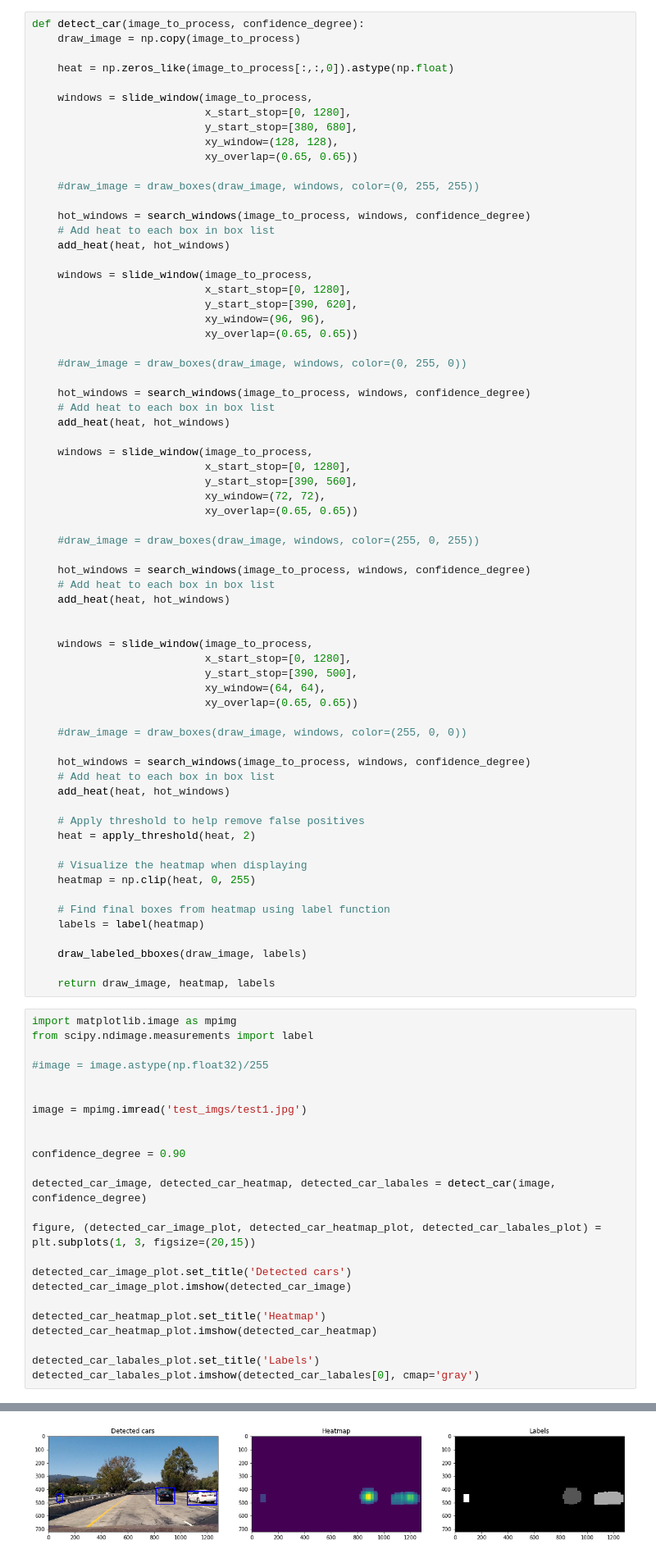
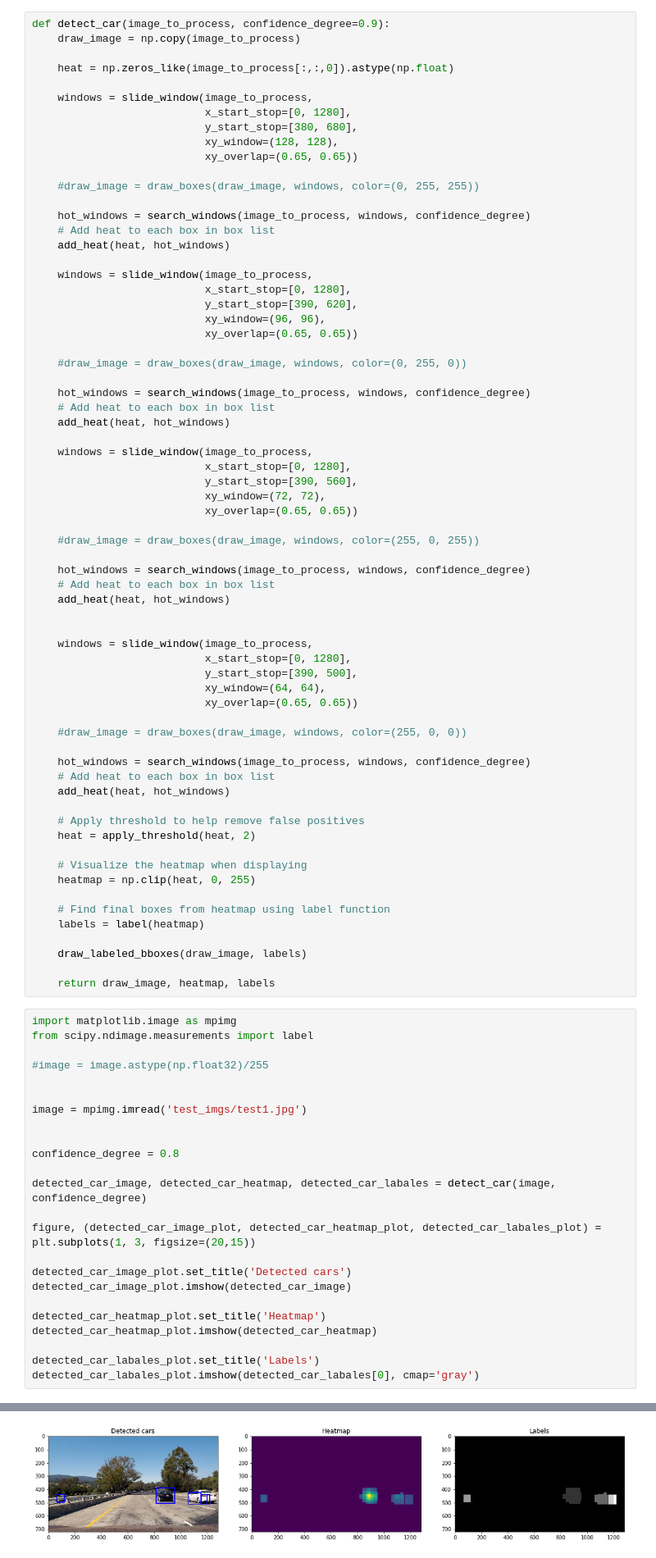
Before and after one commit to aOlmo/project_cv, a Jupyter notebook: f_project.ipynb, the cells around one changed output, grey strips where cells are left out. Shown: that part at 82% size. Drawn from its saved outputs; the diff is of its cells as text.

```diff
--- a/f_project.ipynb
+++ b/f_project.ipynb
@@ -302,7 +302,7 @@ def draw_labeled_bboxes(img, labels):
     # Return the image
     return img
 # %%
-def detect_car(image_to_process, confidence_degree):
+def detect_car(image_to_process, confidence_degree=0.9):
     draw_image = np.copy(image_to_process)
 
     heat = np.zeros_like(image_to_process[:,:,0]).astype(np.float)
@@ -371,27 +371,27 @@ def detect_car(image_to_process, confidence_degree):
 # %%
 import matplotlib.image as mpimg
 from scipy.ndimage.measurements import label
 
 #image = image.astype(np.float32)/255
 
 
 image = mpimg.imread('test_imgs/test1.jpg')
 
 
-confidence_degree = 0.90
+confidence_degree = 0.8
 
 detected_car_image, detected_car_heatmap, detected_car_labales = detect_car(image, confidence_degree)
 
 figure, (detected_car_image_plot, detected_car_heatmap_plot, detected_car_labales_plot) = plt.subplots(1, 3, figsize=(20,15))
 
 detected_car_image_plot.set_title('Detected cars')
 detected_car_image_plot.imshow(detected_car_image)
 
 detected_car_heatmap_plot.set_title('Heatmap')
 detected_car_heatmap_plot.imshow(detected_car_heatmap)
 
 detected_car_labales_plot.set_title('Labels')
 detected_car_labales_plot.imshow(detected_car_labales[0], cmap='gray')
 # %% [output]
 <matplotlib.image.AxesImage at 0x...>
-[figure, old version]
+[figure, new version]
```
Also changed, not shown: parts of 4 cells of this notebook.
